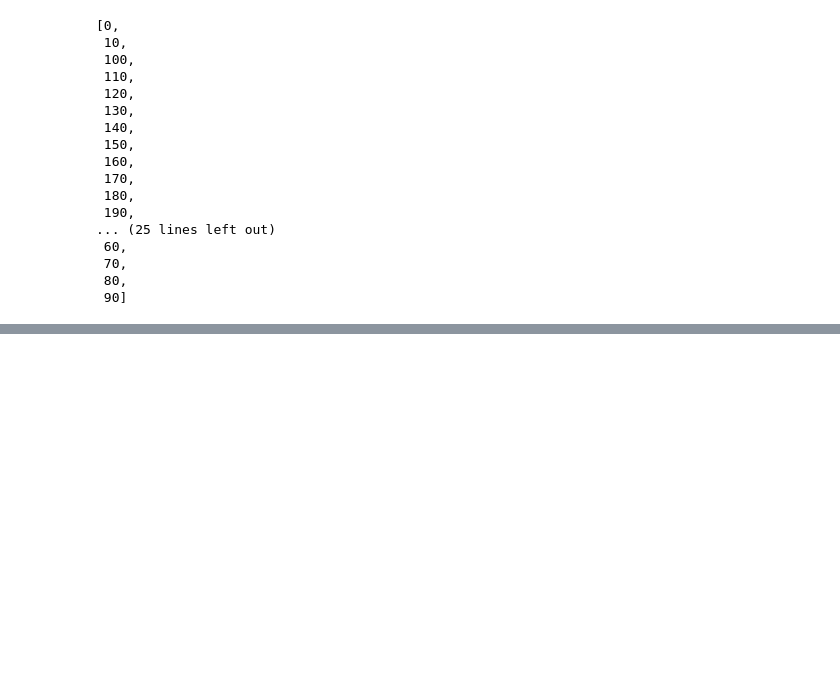
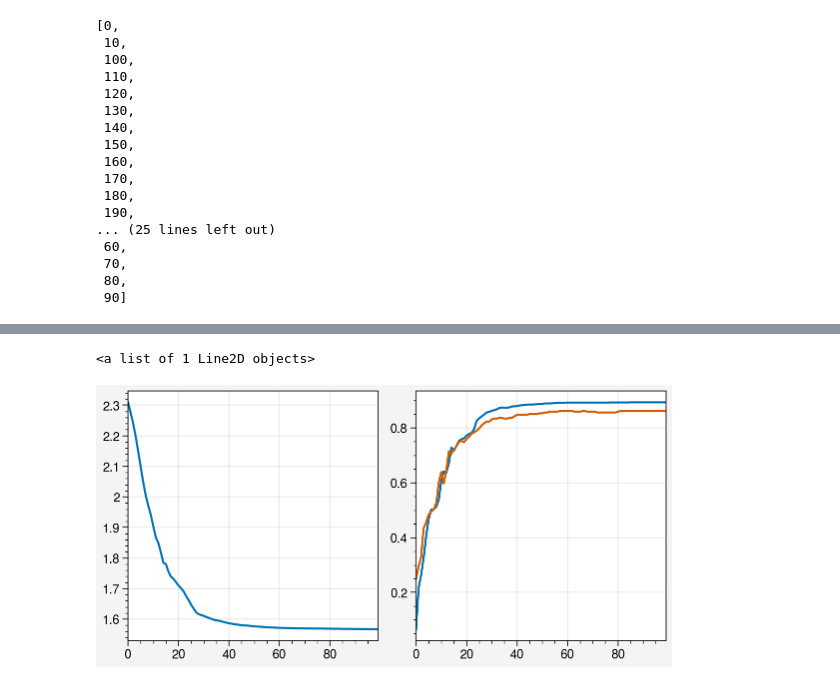
Before and after one commit to liuandrew/training-rl-algo, a Jupyter notebook: write_and_test/Untitled.ipynb, the cells around one changed output, grey strips where cells are left out. Drawn from its saved outputs; the diff is of its cells as text; code cells hidden in the pictures; blank space fills up the shorter version.

```diff
--- a/write_and_test/Untitled.ipynb
+++ b/write_and_test/Untitled.ipynb
@@ -945,0 +1003,48 @@ checkpoint_folder = '../trained_models/checkpoint/nav_pdistal_width16auxwall01_t
+# %%
+hidden_size = 16
+model = torch.nn.Sequential(*[
+    torch.nn.Linear(64, hidden_size),
+    torch.nn.ReLU(),
+    torch.nn.Linear(hidden_size, hidden_size),
+    torch.nn.ReLU(),
+    torch.nn.Linear(hidden_size, hidden_size),
+    torch.nn.ReLU(),
+    torch.nn.Linear(hidden_size, 10),
+    torch.nn.Softmax(dim=1)
+])
+optim = torch.optim.Adam(model.parameters(), lr=0.01)
+# %%
+losses = []
+train_accuracies = []
+test_accuracies = []
+loss_fn = torch.nn.CrossEntropyLoss()
+train_x_tensor = torch.tensor(train_X, dtype=torch.float32)
+train_y_tensor = torch.tensor(train_y, dtype=torch.long)
+test_x_tensor = torch.tensor(test_X, dtype=torch.float32)
+
+for i in range(100):
+    pred_y = model(train_x_tensor)
+    loss = loss_fn(pred_y, train_y_tensor)
+
+    optim.zero_grad()
+    loss.backward()
+    optim.step()
+    losses.append(loss.item())
+
+    pred_y_labels = pred_y.detach().numpy().argmax(axis=1)
+    acc = accuracy_score(pred_y_labels, train_y)
+    train_accuracies.append(acc)
+
+    with torch.no_grad():
+        pred_y = model(test_x_tensor)
+        pred_y_labels = pred_y.detach().numpy().argmax(axis=1)
+        acc = accuracy_score(pred_y_labels, test_y)
+        test_accuracies.append(acc)
+# %%
+fig, ax = pplt.subplots(ncols=2, sharey=False)
+ax[0].plot(losses)
+ax[1].plot(train_accuracies)
+ax[1].plot(test_accuracies)
+# %% [output]
+<a list of 1 Line2D objects>
+[figure, added]
```
Also changed, not shown: parts of 9 cells of this notebook, 19 other files.
